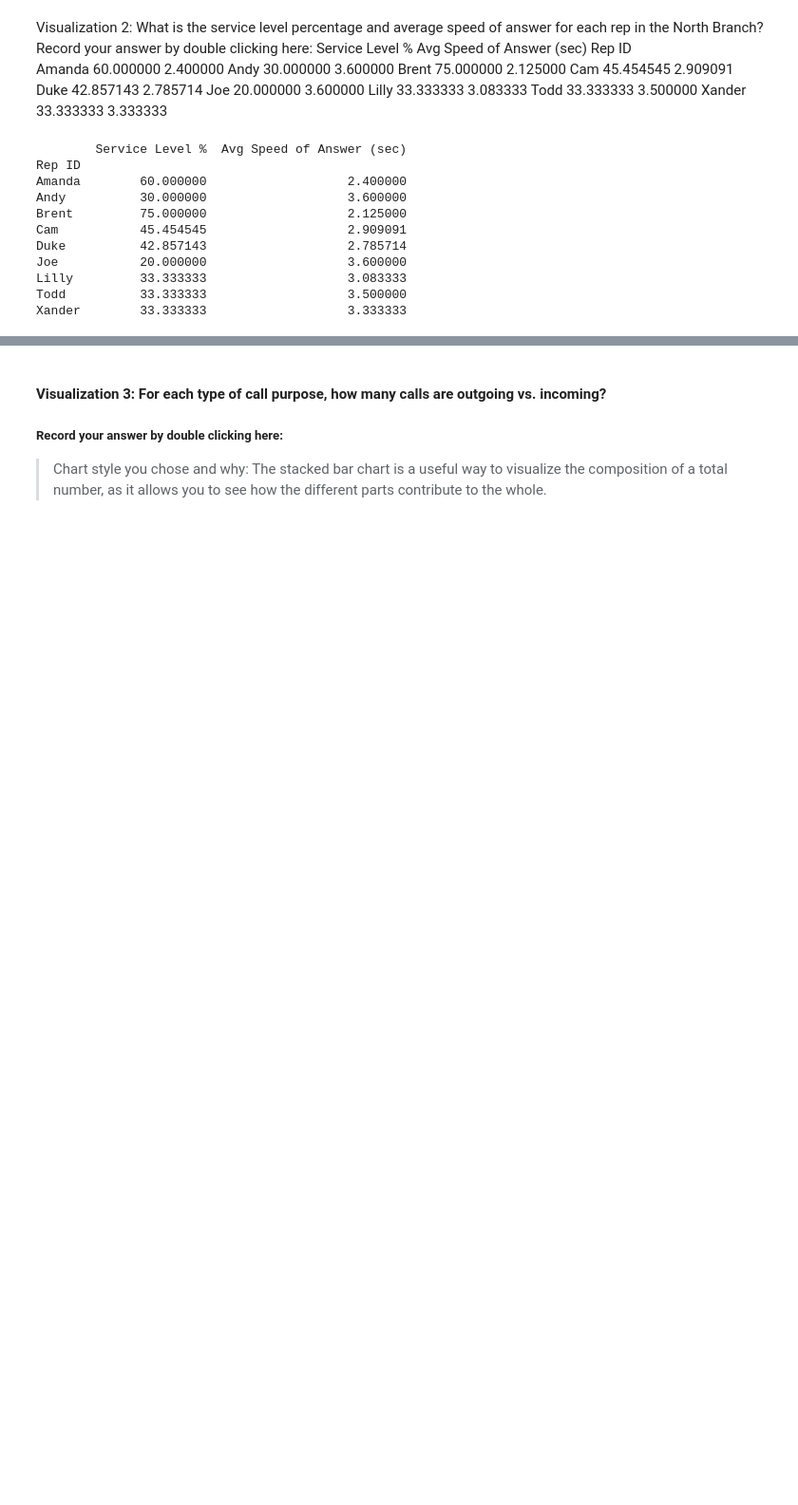
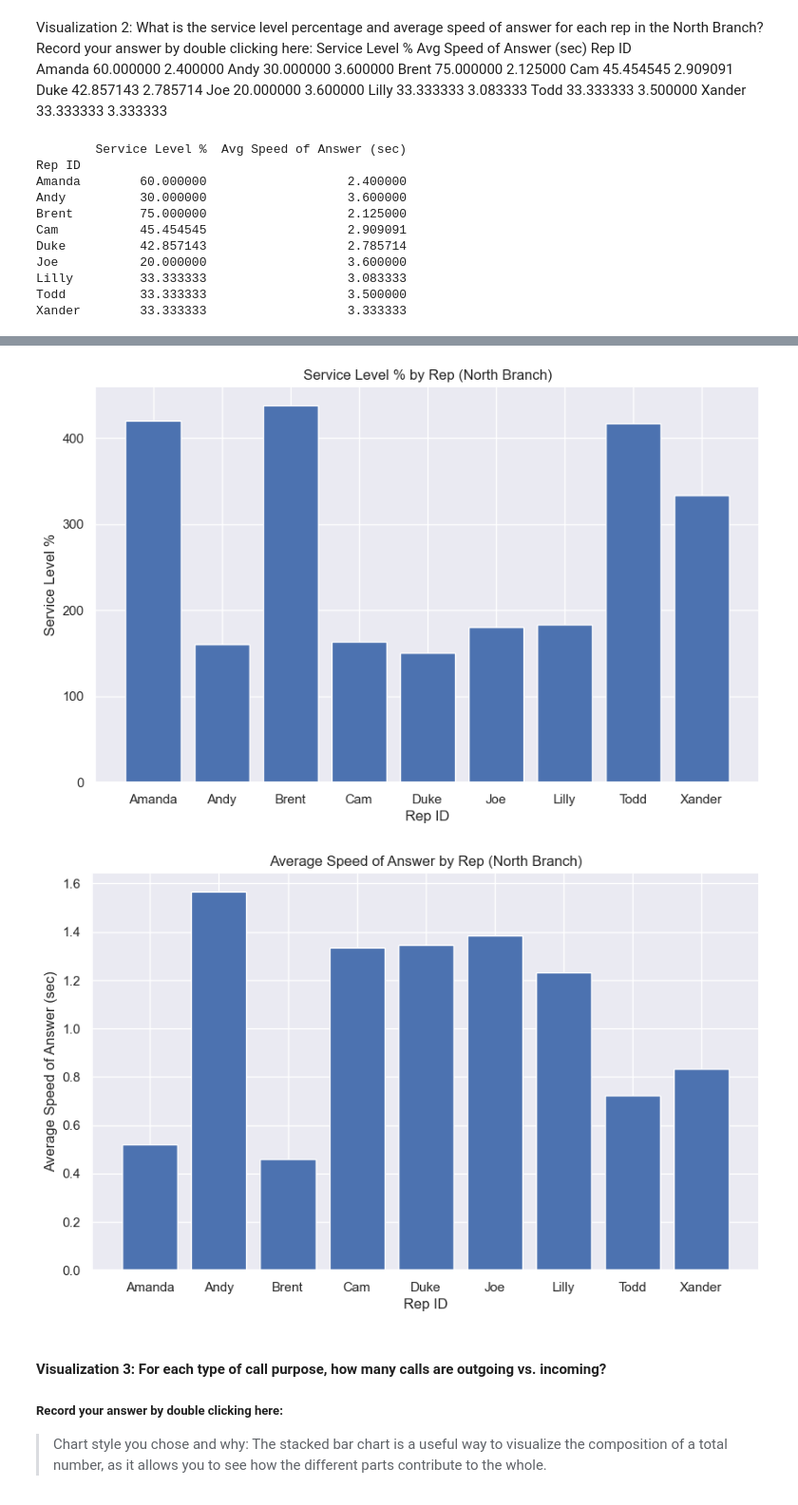
Before and after one commit to farasaidi/call-center-cleanup-assignment, a Jupyter notebook: Call_Center_Cleanup.ipynb, the cells around one changed output, grey strips where cells are left out. Shown at 95% size. Drawn from its saved outputs; the diff is of its cells as text; code cells hidden in the pictures; blank space fills up the shorter version.

```diff
--- a/Call_Center_Cleanup.ipynb
+++ b/Call_Center_Cleanup.ipynb
@@ -531,3 +478,48 @@ plt.show()
+# %%
+# north_plt contains the data you need for the average speed of answer of each rep
+
+north_plt = north_df.groupby("Rep ID")["Incoming Wait Time"].mean().to_frame().reset_index()
+
+# Finding each Rep's Personal Service Level Percentage.  Basically, Calls within 2 secs / total calls
+
+# Table 1: Total Incoming calls less than 2 seconds grouped by Rep
+quick_calls = north_df[north_df["Incoming Wait Time"] <= 2.0]
+quick_reps = quick_calls[["Rep ID", "Calls"]]
+quick_stats = quick_reps.groupby(["Rep ID"]).sum()  # Final Table
+
+
+# Table 2: Total Incoming Calls Only grouped by Rep
+total_calls_in = north_df[north_df["Incoming or Outgoing"] == "Incoming"]
+rep_calls = total_calls_in[["Rep ID", "Calls"]]
+total_stats = rep_calls.groupby(["Rep ID"]).sum() # Final Table
+
+#  Table 3: Service Level Percentage created via merge
+service_level = pd.merge(quick_stats, total_stats, on="Rep ID")
+
+# Create Percentage Column in Table 3
+service_level["Service Level %"] = service_level["Calls_x"]/service_level["Calls_y"] * 100
+
+# Join the north_plt DataFrame with the service_level DataFrame
+north_df_merged = pd.merge(north_plt, service_level, on="Rep ID")
+
+# Create a bar chart of the service level percentage for each rep
+plt.figure(figsize=(10, 6))
+plt.bar(north_df_merged["Rep ID"], north_df_merged["Service Level %"])
+plt.title("Service Level % by Rep (North Branch)")
+plt.xlabel("Rep ID")
+plt.ylabel("Service Level %")
+plt.show()
+
+# Create a bar chart of the average speed of answer for each rep
+plt.figure(figsize=(10, 6))
+plt.bar(north_df_merged["Rep ID"], north_df_merged["Incoming Wait Time"])
+plt.title("Average Speed of Answer by Rep (North Branch)")
+plt.xlabel("Rep ID")
+plt.ylabel("Average Speed of Answer (sec)")
+plt.show()
+# %% [output]
+[figure, added]
+[figure, added]
 # %%
 import matplotlib.pyplot as plt
 
```
Also changed, not shown: parts of 7 cells of this notebook.
